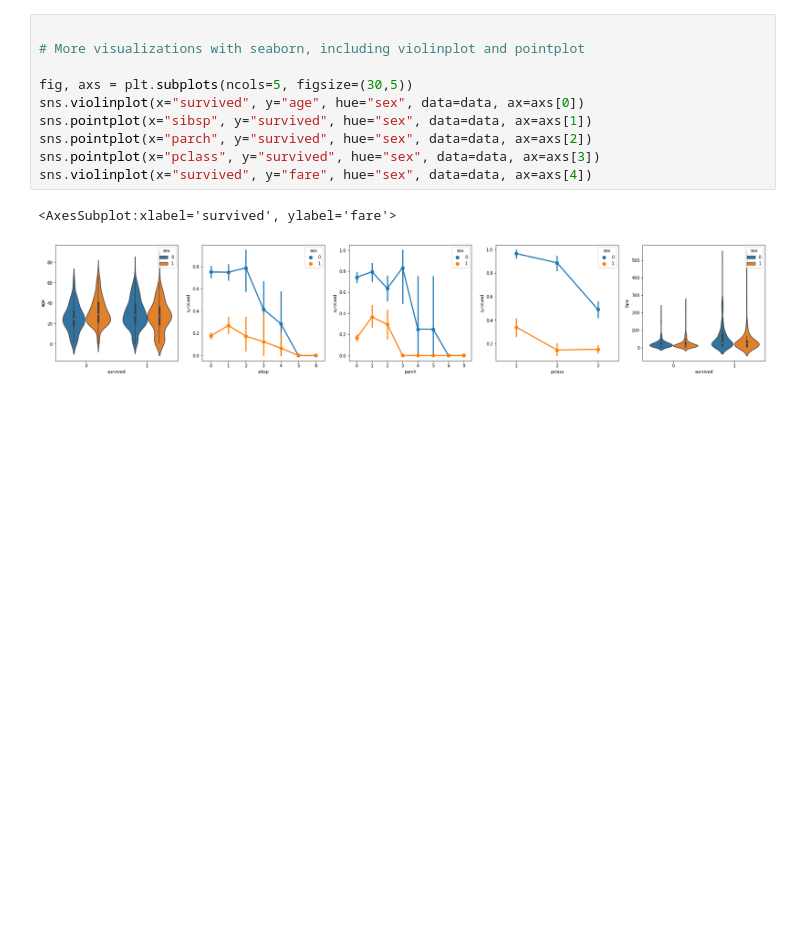
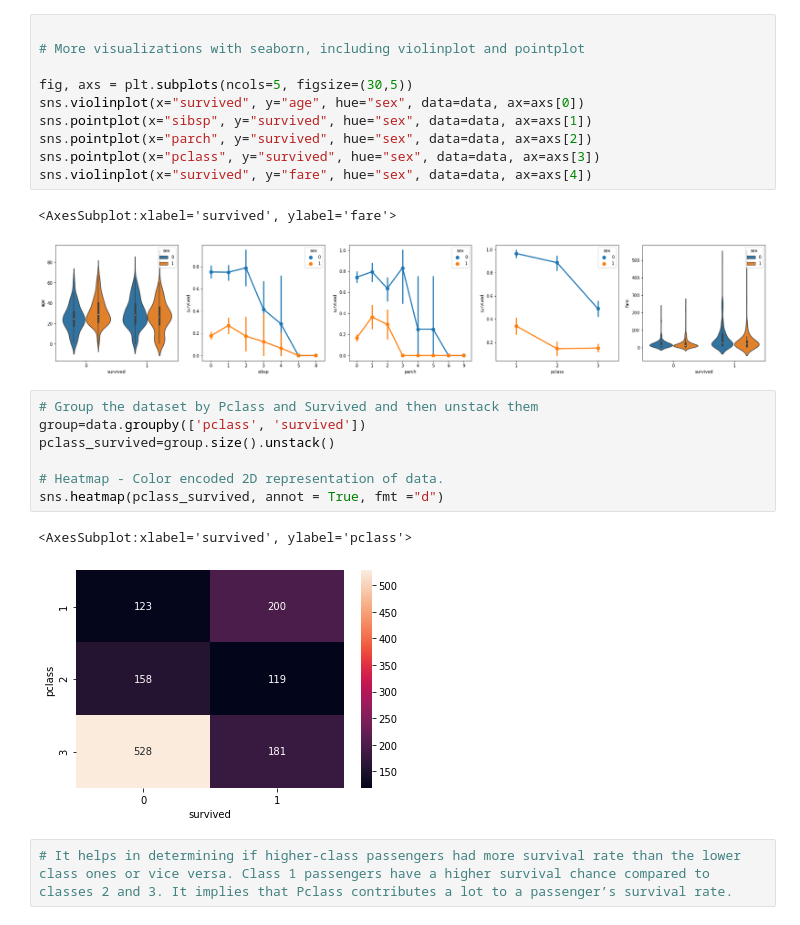
Before and after one commit to aboutsecurity/jupyter-notebooks, a Jupyter notebook: titanic/titanic.ipynb, the cells around one changed output. Cells and saved outputs as stored; diff of their text form; blank space fills up the shorter version.

Commit message:
Added Heatmap

```diff
--- a/titanic/titanic.ipynb
+++ b/titanic/titanic.ipynb
@@ -92,3 +96,15 @@ sns.violinplot(x="survived", y="fare", hue="sex", data=data, ax=axs[4])
 # %% [output]
 <AxesSubplot:xlabel='survived', ylabel='fare'>
 [figure]
+# %%
+# Group the dataset by Pclass and Survived and then unstack them
+group=data.groupby(['pclass', 'survived'])
+pclass_survived=group.size().unstack()
+
+# Heatmap - Color encoded 2D representation of data.
+sns.heatmap(pclass_survived, annot = True, fmt ="d")
+# %% [output]
+<AxesSubplot:xlabel='survived', ylabel='pclass'>
+[figure, added]
+# %%
+# It helps in determining if higher-class passengers had more survival rate than the lower class ones or vice versa. Class 1 passengers have a higher survival chance compared to classes 2 and 3. It implies that Pclass contributes a lot to a passenger’s survival rate.
```
Also changed, not shown: parts of 2 cells of this notebook.
